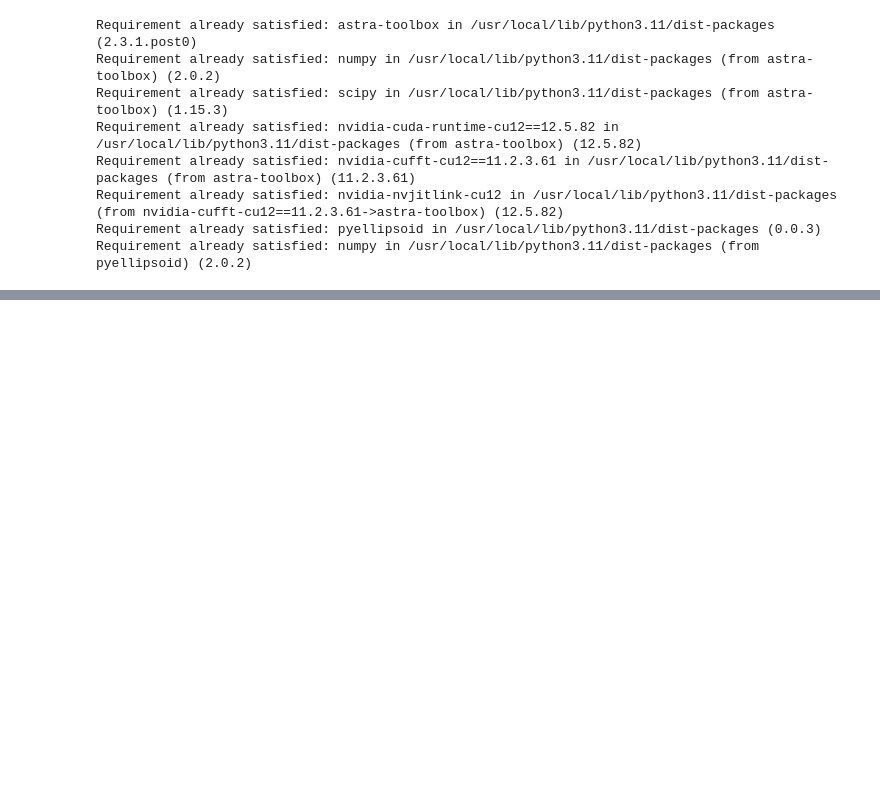
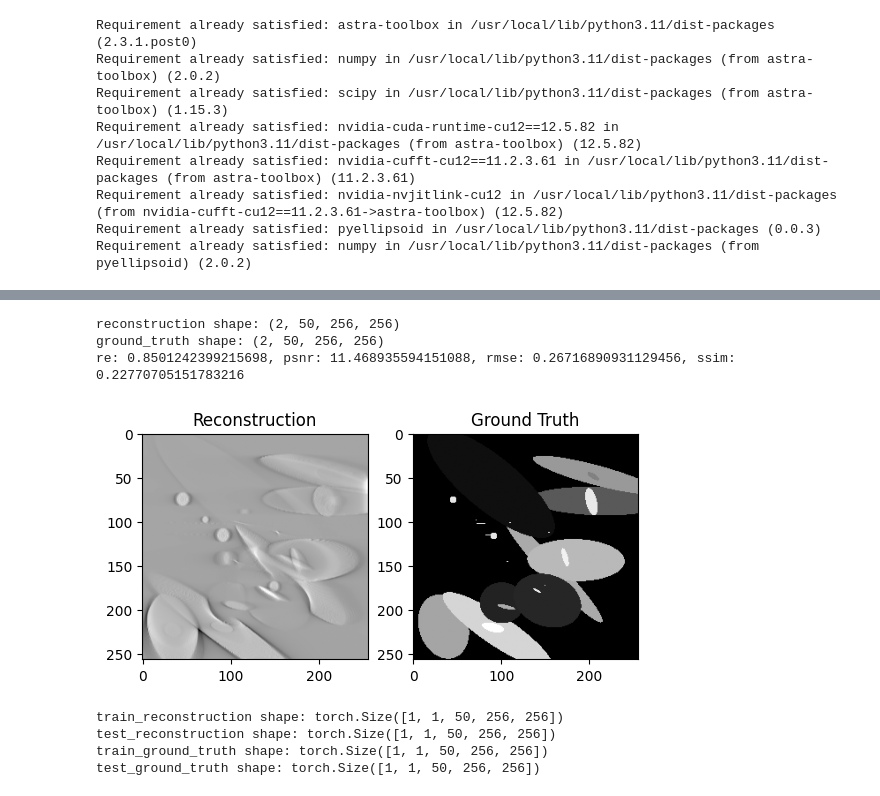
Before and after one commit to federicoaugelli/3D_Feldkamp_Denoising_Tomosynthesis, a Jupyter notebook: src/main.ipynb, the cells around one changed output, grey strips where cells are left out. Drawn from its saved outputs; the diff is of its cells as text; code cells hidden in the pictures; blank space fills up the shorter version.

```diff
--- a/src/main.ipynb
+++ b/src/main.ipynb
@@ -69,0 +83,62 @@ Shape dei volumi: (10, 50, 256, 256)
+# %%
+from metrics import *
+
+data = np.load('reconstructions.npz')
+ground_truth = np.load('dataset/np/ellipsoid_dataset.npy')
+
+volumes = data['volumes']
+noise_level = data['noise_level']
+
+noised = np.where(noise_level == 0.00)[0]
+
+reconstruction = volumes[noised]
+ground_truth = np.transpose(ground_truth, (0, 3, 1, 2))
+#reconstruction = np.transpose(reconstruction, (0, 2, 3, 1))
+
+print(f'reconstruction shape: {reconstruction.shape}')
+print(f'ground_truth shape: {ground_truth.shape}')
+
+
+re = rel_err(ground_truth, reconstruction)
+psnr = PSNR(ground_truth, reconstruction)
+rmse = RMSE(ground_truth, reconstruction)
+ssim = SSIM(ground_truth, reconstruction)
+
+print(f're: {re}, psnr: {psnr}, rmse: {rmse}, ssim: {ssim}')
+# %% [output]
+reconstruction shape: (2, 50, 256, 256)
+ground_truth shape: (2, 50, 256, 256)
+re: 0.8501242399215698, psnr: 11.468935594151088, rmse: 0.26716890931129456, ssim: 0.22770705151783216
+# %%
+import matplotlib.pyplot as plt
+plt.subplot(1, 2, 1); plt.imshow(reconstruction[0, 13], cmap='grey'); plt.title("Reconstruction")
+plt.subplot(1, 2, 2); plt.imshow(ground_truth[0, 13], cmap='grey'); plt.title("Ground Truth")
+plt.show()
+# %% [output]
+[figure, added]
+# %%
+import torch
+from sklearn.model_selection import train_test_split
+
+def normalize(vol):
+  return (vol - vol.min()) / (vol.max() - vol.min())
+
+reconstruction = np.array([normalize(vol) for vol in reconstruction])
+ground_truth = np.array([normalize(vol) for vol in ground_truth])
+
+train_reconstruction, test_reconstruction, train_ground_truth, test_ground_truth = train_test_split(reconstruction, ground_truth, test_size=0.2, random_state=42)
+
+train_reconstruction = torch.FloatTensor(train_reconstruction).unsqueeze(1)  # [N, 1, D, H, W]
+train_ground_truth = torch.FloatTensor(train_ground_truth).unsqueeze(1)
+test_reconstruction = torch.FloatTensor(test_reconstruction).unsqueeze(1)
+test_ground_truth = torch.FloatTensor(test_ground_truth).unsqueeze(1)
+
+print(f'train_reconstruction shape: {train_reconstruction.shape}')
+print(f'test_reconstruction shape: {test_reconstruction.shape}')
+print(f'train_ground_truth shape: {train_ground_truth.shape}')
+print(f'test_ground_truth shape: {test_ground_truth.shape}')
+# %% [output]
+train_reconstruction shape: torch.Size([1, 1, 50, 256, 256])
+test_reconstruction shape: torch.Size([1, 1, 50, 256, 256])
+train_ground_truth shape: torch.Size([1, 1, 50, 256, 256])
+test_ground_truth shape: torch.Size([1, 1, 50, 256, 256])
```
Also changed, not shown: parts of 8 cells of this notebook, 2 other files.
